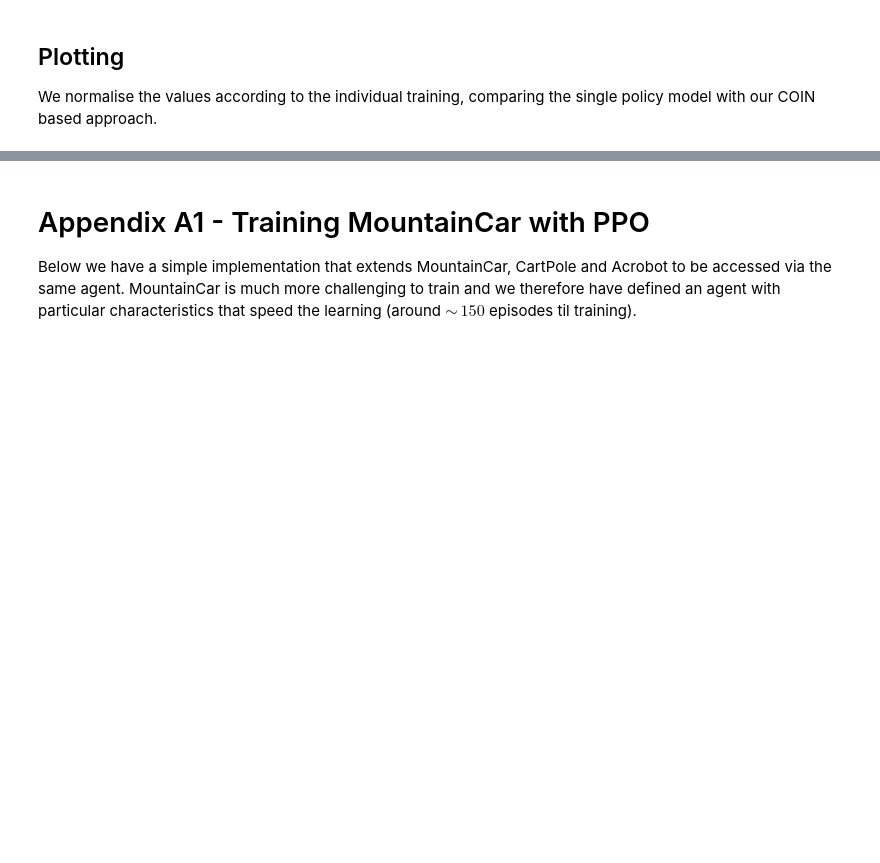
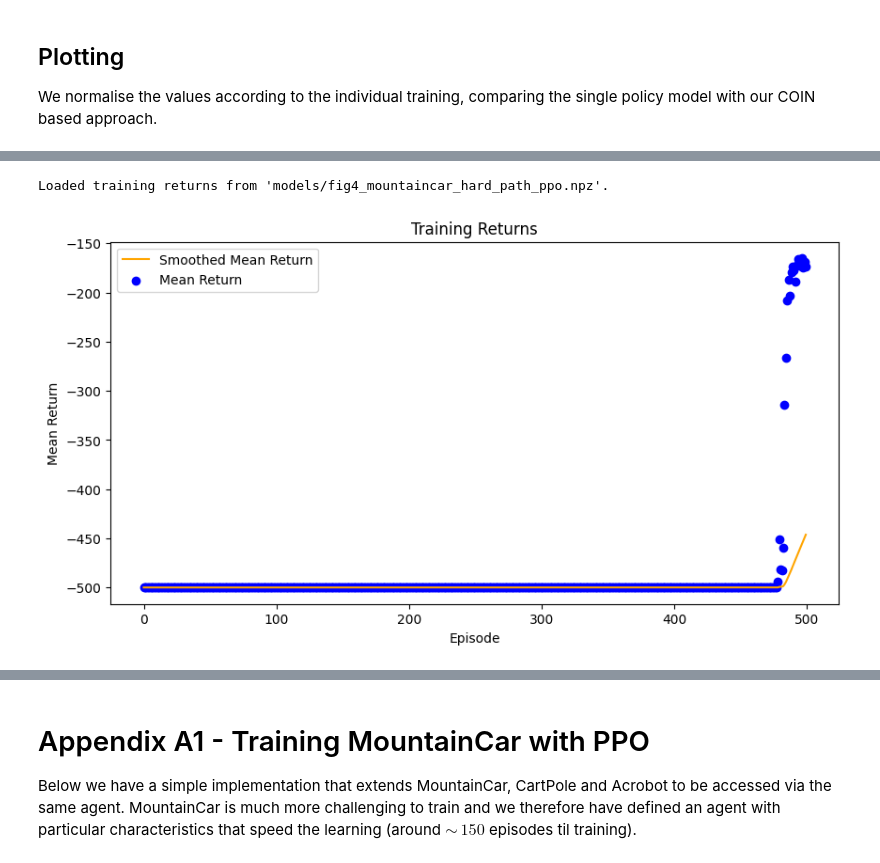
Before and after one commit to RichieRich2569/COINRL, a Jupyter notebook: figures.ipynb, the cells around one changed output, grey strips where cells are left out. Drawn from its saved outputs; the diff is of its cells as text; code cells hidden in the pictures; blank space fills up the shorter version.

```diff
--- a/figures.ipynb
+++ b/figures.ipynb
@@ -2117,0 +2366,63 @@ Final image size (including border): 412×312 px
+# %%
+TRAIN = False
+# %%
+# Now train Q-Learning on hard path, amplitude 2.0 solely
+from environments import CustomMountainCarEnv
+from rl import PPOAgent
+
+DATA_PATH = "models/fig4_mountaincar_hard_path_ppo.npz"
+
+if TRAIN:
+    env = CustomMountainCarEnv(amplitude=2.0)
+
+    # Any one env defines the shared interface for your agent constructor
+    agent = PPOAgent(
+        env,
+        gamma=0.995,
+        gae_lambda=0.95,
+        clip_eps=0.2,
+        lr=3e-4,
+        ent_coef=0.01,
+        vf_coef=0.5,
+        device="cpu",
+    )
+
+    # Since we only need best performance, only need to train once
+    hard_path_mean_returns_ppo = []
+    for k in tqdm(range(500)):
+        r = agent.train_step(env, rollout_steps=8192, mini_epochs=10, mb_size=256) # Extra steps for MountainCar training
+        hard_path_mean_returns_ppo.append(r['mean_episode_return'])
+        # Print all stats
+        if k % 10 == 0:
+            print(f"Episode {k}: Mean Return = {r['mean_episode_return']}, Value Loss = {r['value_loss']}, Policy Loss = {r['policy_loss']}")
+
+
+    # Save training returns
+    np.savez(DATA_PATH, mean_returns=np.array(hard_path_mean_returns_ppo))
+    print(f"Training returns saved to '{DATA_PATH}'.")
+else:
+    # Load training returns
+    if os.path.exists(DATA_PATH):
+        data = np.load(DATA_PATH, allow_pickle=True)
+        hard_path_mean_returns_ppo = data['mean_returns']
+        print(f"Loaded training returns from '{DATA_PATH}'.")
+
+# Moving average
+kernel = 100
+smooth_hard = np.array([
+    np.mean(hard_path_mean_returns_ppo[max(0, i - kernel + 1):i + 1])
+    for i in range(len(hard_path_mean_returns_ppo))
+])
+
+# Plot the training returns
+plt.figure(figsize=(10, 5))
+plt.plot(smooth_hard, label="Smoothed Mean Return", color="orange")
+plt.scatter(range(len(hard_path_mean_returns_ppo)), hard_path_mean_returns_ppo, label="Mean Return", color="blue")
+plt.xlabel("Episode")
+plt.ylabel("Mean Return")
+plt.title("Training Returns")
+plt.legend()
+plt.show()
+# %% [output]
+Loaded training returns from 'models/fig4_mountaincar_hard_path_ppo.npz'.
+[figure, added]
```
Also changed, not shown: parts of 43 cells of this notebook, 12 other files.
